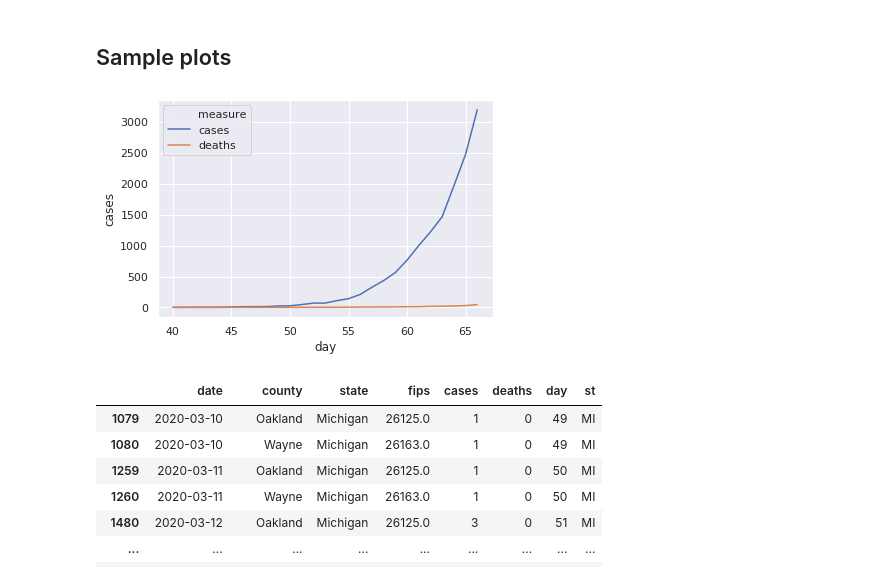
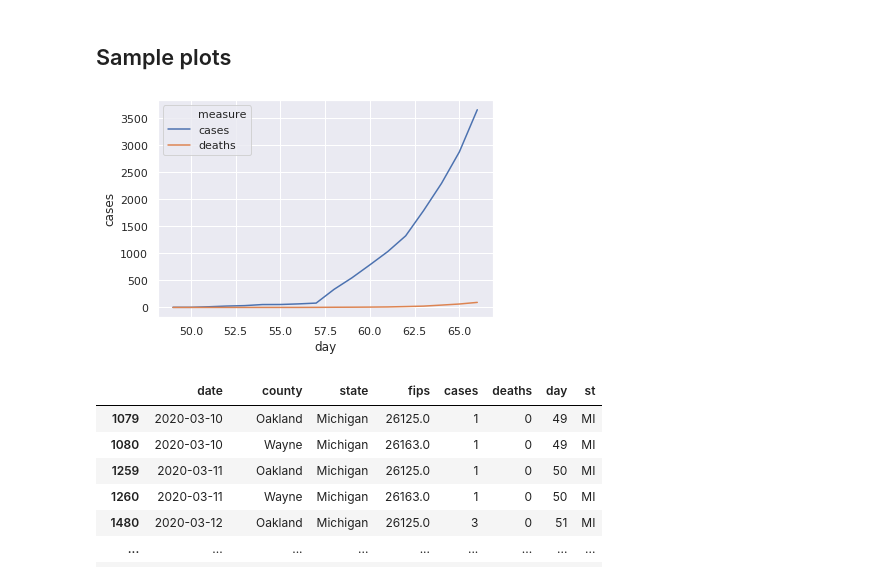
Before and after one commit to misken/c19, a Jupyter notebook: get_c19_data_nytimes.ipynb, the cells around one changed output. Cells and saved outputs as stored; diff of their text form; code cells hidden in the pictures.

Commit message:
added local data version for NYTimes data

```diff
--- a/get_c19_data_nytimes.ipynb
+++ b/get_c19_data_nytimes.ipynb
@@ -142,9 +142,9 @@ NYT_states_long_df.to_csv("{}NYT_states_long.csv".format(data_export_path), inde
 ## Sample plots
 # %%
 sns.lineplot(x='day', y='cases', hue='measure',
-             data=NYT_states_long_df.loc[NYT_states_long_df['st'] == 'FL']);
+             data=NYT_states_long_df.loc[NYT_states_long_df['st'] == 'MI']);
 # %% [output]
-[figure, old version]
+[figure, new version]
 # %%
 se_counties = ['Oakland', 'Macomb', 'Wayne', 'Washtenaw', 'St. Clair']
 semich_df = NYT_counties_df.loc[NYT_counties_df['county'].isin(se_counties) & NYT_counties_df['st'].isin(['MI'])]
```
